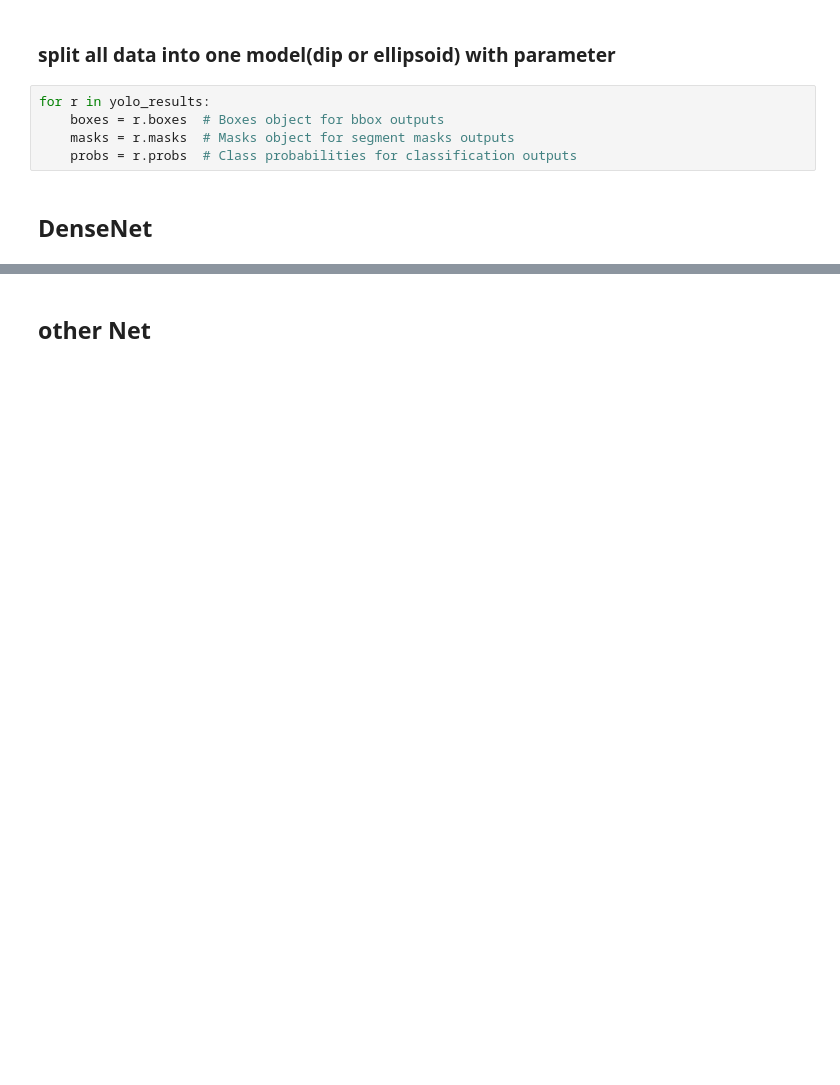
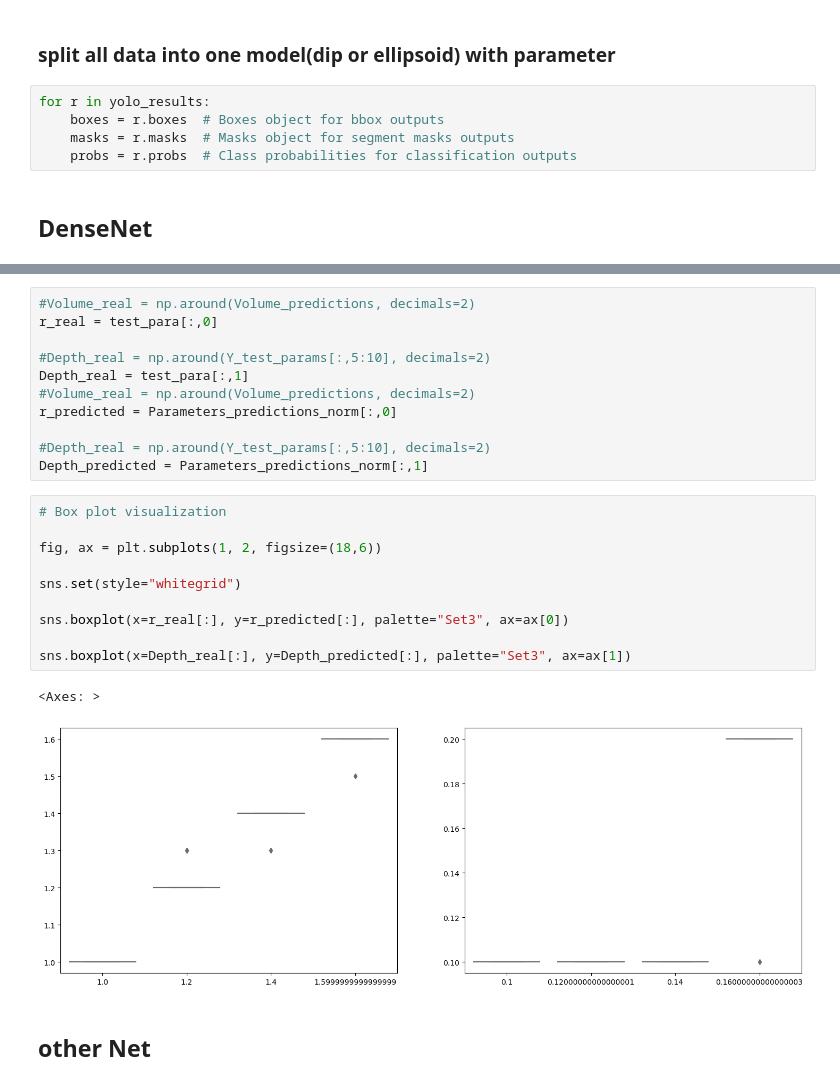
Before and after one commit to jia80H/my_Magnetic_methods-master, a Jupyter notebook: 02predict.ipynb, the cells around one changed output, grey strips where cells are left out. Saved outputs shown, nothing was run; the diff lists cells and outputs as text; blank space fills up the shorter version.

```diff
--- a/02predict.ipynb
+++ b/02predict.ipynb
@@ -24,2 +159,26 @@ for r in yolo_results:
+# %%
+#Volume_real = np.around(Volume_predictions, decimals=2)
+r_real = test_para[:,0]
+
+#Depth_real = np.around(Y_test_params[:,5:10], decimals=2)
+Depth_real = test_para[:,1]
+#Volume_real = np.around(Volume_predictions, decimals=2)
+r_predicted = Parameters_predictions_norm[:,0]
+
+#Depth_real = np.around(Y_test_params[:,5:10], decimals=2)
+Depth_predicted = Parameters_predictions_norm[:,1]
+# %%
+# Box plot visualization
+
+fig, ax = plt.subplots(1, 2, figsize=(18,6))
+
+sns.set(style="whitegrid")
+
+sns.boxplot(x=r_real[:], y=r_predicted[:], palette="Set3", ax=ax[0])
+
+sns.boxplot(x=Depth_real[:], y=Depth_predicted[:], palette="Set3", ax=ax[1])
+# %% [output]
+<Axes: >
+[figure, added]
 # %% [markdown]
 ## other Net
```
Also changed, not shown: parts of 17 cells of this notebook, 6 other files.
